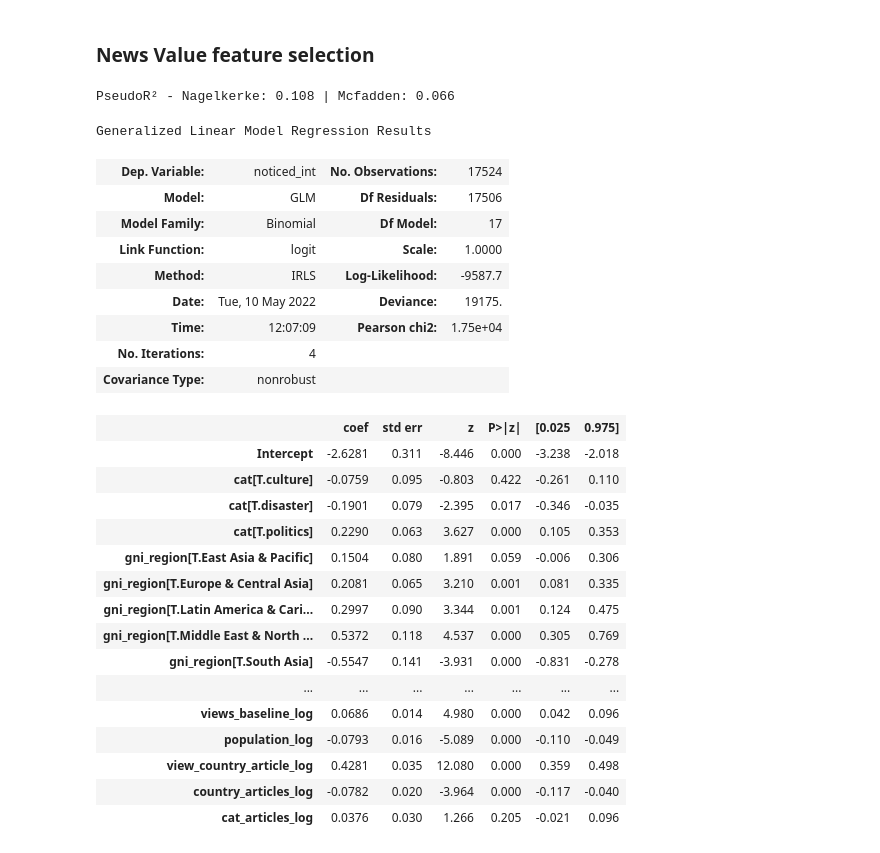
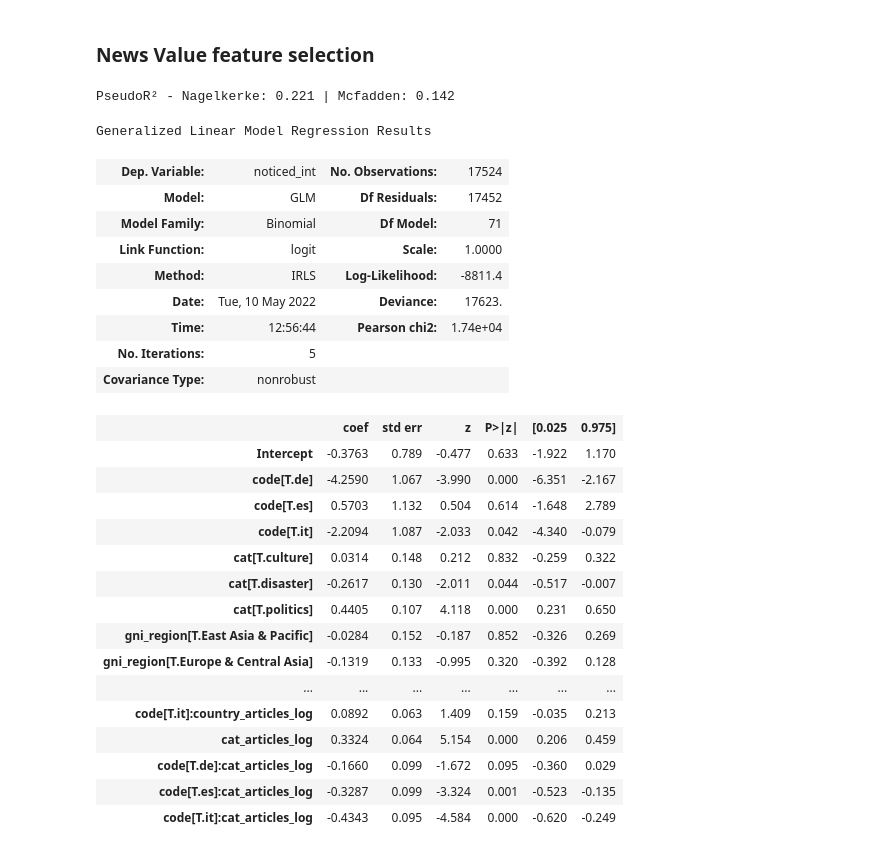
Before and after one commit to ruptho/wiki-event-bias, a Jupyter notebook: logreg_minviews.ipynb, the cells around one changed output. Cells and saved outputs as stored; diff of their text form; code cells hidden in the pictures.

```diff
--- a/logreg_minviews.ipynb
+++ b/logreg_minviews.ipynb
@@ -249,41 +253,41 @@ figres.savefig('figures/isnoted_all.pdf', bbox_inches='tight')
 # %%
 relevance_reg = 'views_baseline_log'
 magnitude = 'population_log'
 prominence = 'view_country_article_log'
 power_elite = f'{class_reg}' #f'GDP_pc_z + {class_reg} + economic_region + oecd'
 uniqueness = 'country_articles_log + cat_articles_log'
 independent1 = f'{cat_reg} + {relevance_reg} + {region_reg} + {magnitude} + {prominence} + {uniqueness} + {power_elite}'
 
-logreg_1 = fit_logit_and_rename_coeffs(df_reg, f'noticed_int ~ {independent1}')
+logreg_1 = fit_logit_and_rename_coeffs(df_reg, f'noticed_int ~ {code_reg} * ({independent1})')
 logreg_1.summary()
 # %% [output]
-PseudoR² - Nagelkerke: 0.108 | Mcfadden: 0.066
+PseudoR² - Nagelkerke: 0.221 | Mcfadden: 0.142
 Generalized Linear Model Regression Results
 | Dep. Variable: | noticed_int | No. Observations: | 17524 |
-| Model: | GLM | Df Residuals: | 17506 |
-| Model Family: | Binomial | Df Model: | 17 |
+| Model: | GLM | Df Residuals: | 17452 |
+| Model Family: | Binomial | Df Model: | 71 |
 | Link Function: | logit | Scale: | 1.0000 |
-| Method: | IRLS | Log-Likelihood: | -9587.7 |
-| Date: | Tue, 10 May 2022 | Deviance: | 19175. |
-| Time: | 12:07:09 | Pearson chi2: | 1.75e+04 |
-| No. Iterations: | 4 |  |  |
+| Method: | IRLS | Log-Likelihood: | -8811.4 |
+| Date: | Tue, 10 May 2022 | Deviance: | 17623. |
+| Time: | 12:56:44 | Pearson chi2: | 1.74e+04 |
+| No. Iterations: | 5 |  |  |
 | Covariance Type: | nonrobust |  |  |
 |  | coef | std err | z | P>|z| | [0.025 | 0.975] |
-| Intercept | -2.6281 | 0.311 | -8.446 | 0.000 | -3.238 | -2.018 |
-| cat[T.culture] | -0.0759 | 0.095 | -0.803 | 0.422 | -0.261 | 0.110 |
-| cat[T.disaster] | -0.1901 | 0.079 | -2.395 | 0.017 | -0.346 | -0.035 |
-| cat[T.politics] | 0.2290 | 0.063 | 3.627 | 0.000 | 0.105 | 0.353 |
-| gni_region[T.East Asia & Pacific] | 0.1504 | 0.080 | 1.891 | 0.059 | -0.006 | 0.306 |
-| gni_region[T.Europe & Central Asia] | 0.2081 | 0.065 | 3.210 | 0.001 | 0.081 | 0.335 |
-| gni_region[T.Latin America & Cari... | 0.2997 | 0.090 | 3.344 | 0.001 | 0.124 | 0.475 |
-| gni_region[T.Middle East & North ... | 0.5372 | 0.118 | 4.537 | 0.000 | 0.305 | 0.769 |
-| gni_region[T.South Asia] | -0.5547 | 0.141 | -3.931 | 0.000 | -0.831 | -0.278 |
+| Intercept | -0.3763 | 0.789 | -0.477 | 0.633 | -1.922 | 1.170 |
+| code[T.de] | -4.2590 | 1.067 | -3.990 | 0.000 | -6.351 | -2.167 |
+| code[T.es] | 0.5703 | 1.132 | 0.504 | 0.614 | -1.648 | 2.789 |
+| code[T.it] | -2.2094 | 1.087 | -2.033 | 0.042 | -4.340 | -0.079 |
+| cat[T.culture] | 0.0314 | 0.148 | 0.212 | 0.832 | -0.259 | 0.322 |
+| cat[T.disaster] | -0.2617 | 0.130 | -2.011 | 0.044 | -0.517 | -0.007 |
+| cat[T.politics] | 0.4405 | 0.107 | 4.118 | 0.000 | 0.231 | 0.650 |
+| gni_region[T.East Asia & Pacific] | -0.0284 | 0.152 | -0.187 | 0.852 | -0.326 | 0.269 |
+| gni_region[T.Europe & Central Asia] | -0.1319 | 0.133 | -0.995 | 0.320 | -0.392 | 0.128 |
 | ... | ... | ... | ... | ... | ... | ... |
-| views_baseline_log | 0.0686 | 0.014 | 4.980 | 0.000 | 0.042 | 0.096 |
-| population_log | -0.0793 | 0.016 | -5.089 | 0.000 | -0.110 | -0.049 |
-| view_country_article_log | 0.4281 | 0.035 | 12.080 | 0.000 | 0.359 | 0.498 |
-| country_articles_log | -0.0782 | 0.020 | -3.964 | 0.000 | -0.117 | -0.040 |
-| cat_articles_log | 0.0376 | 0.030 | 1.266 | 0.205 | -0.021 | 0.096 |
+| code[T.it]:country_articles_log | 0.0892 | 0.063 | 1.409 | 0.159 | -0.035 | 0.213 |
+| cat_articles_log | 0.3324 | 0.064 | 5.154 | 0.000 | 0.206 | 0.459 |
+| code[T.de]:cat_articles_log | -0.1660 | 0.099 | -1.672 | 0.095 | -0.360 | 0.029 |
+| code[T.es]:cat_articles_log | -0.3287 | 0.099 | -3.324 | 0.001 | -0.523 | -0.135 |
+| code[T.it]:cat_articles_log | -0.4343 | 0.095 | -4.584 | 0.000 | -0.620 | -0.249 |
 # %%
 logit1_dict = fit_regression_and_rename_coeffs_by_cat(df_reg,  f'noticed_int ~ {independent1}', type='logit', show_summary=True, max_iter=100)
 # %% [output]
```
Also changed, not shown: parts of 5 cells of this notebook, 5 other files.
